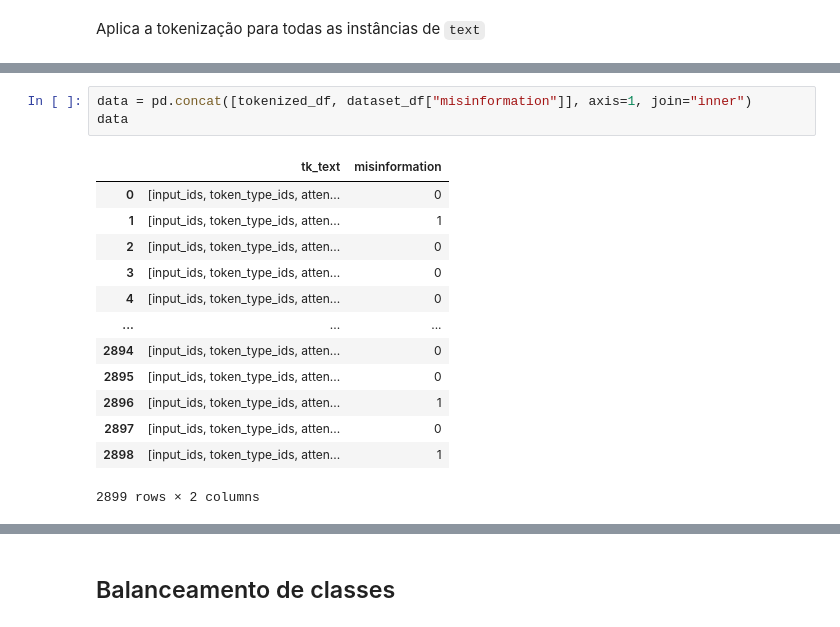
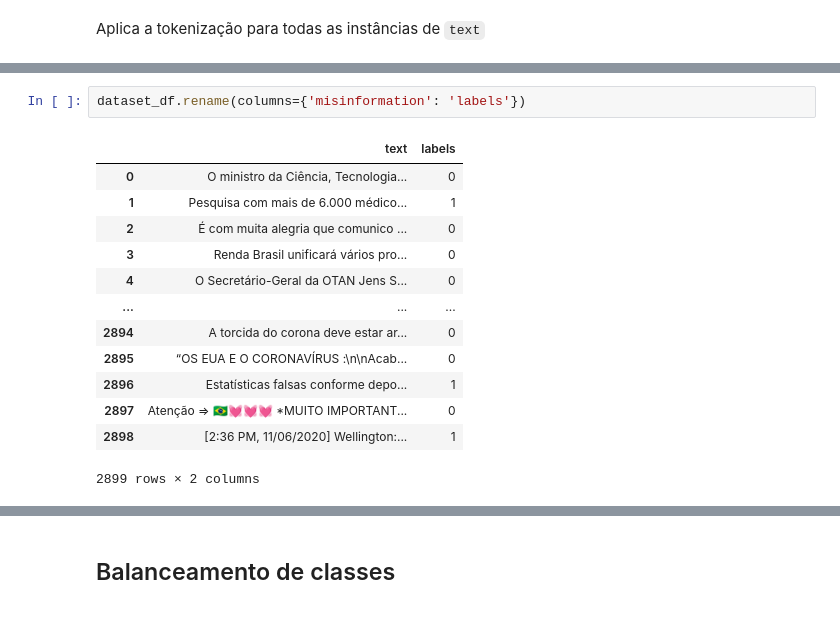
Before and after one commit to leonardoazzi/bert-misinfo-covid19, a Jupyter notebook: bertimbau-finetuning.ipynb, the cells around one changed output, grey strips where cells are left out. Cells and saved outputs as stored; diff of their text form.

```diff
--- a/bertimbau-finetuning.ipynb
+++ b/bertimbau-finetuning.ipynb
@@ -141,17 +180,16 @@ tokenized_df
-# %%
-data = pd.concat([tokenized_df, dataset_df["misinformation"]], axis=1, join="inner")
-data
-# %% [output]
-|  | tk_text | misinformation |
-| 0 | [input_ids, token_type_ids, atten... | 0 |
-| 1 | [input_ids, token_type_ids, atten... | 1 |
-| 2 | [input_ids, token_type_ids, atten... | 0 |
-| 3 | [input_ids, token_type_ids, atten... | 0 |
-| 4 | [input_ids, token_type_ids, atten... | 0 |
-| ... | ... | ... |
-| 2894 | [input_ids, token_type_ids, atten... | 0 |
-| 2895 | [input_ids, token_type_ids, atten... | 0 |
-| 2896 | [input_ids, token_type_ids, atten... | 1 |
-| 2897 | [input_ids, token_type_ids, atten... | 0 |
-| 2898 | [input_ids, token_type_ids, atten... | 1 |
-2899 rows × 2 columns
+# %%
+dataset_df.rename(columns={'misinformation': 'labels'})
+# %% [output]
+|  | text | labels |
+| 0 | O ministro da Ciência, Tecnologia... | 0 |
+| 1 | Pesquisa com mais de 6.000 médico... | 1 |
+| 2 | É com muita alegria que comunico ... | 0 |
+| 3 | Renda Brasil unificará vários pro... | 0 |
+| 4 | O Secretário-Geral da OTAN Jens S... | 0 |
+| ... | ... | ... |
+| 2894 | A torcida do corona deve estar ar... | 0 |
+| 2895 | “OS EUA E O CORONAVÍRUS :\n\nAcab... | 0 |
+| 2896 | Estatísticas falsas conforme depo... | 1 |
+| 2897 | Atenção => 🇧🇷💓💓💓 *MUITO IMPORTANT... | 0 |
+| 2898 | [2:36 PM, 11/06/2020] Wellington:... | 1 |
+2899 rows × 2 columns
```
Also changed, not shown: parts of 51 cells of this notebook.
